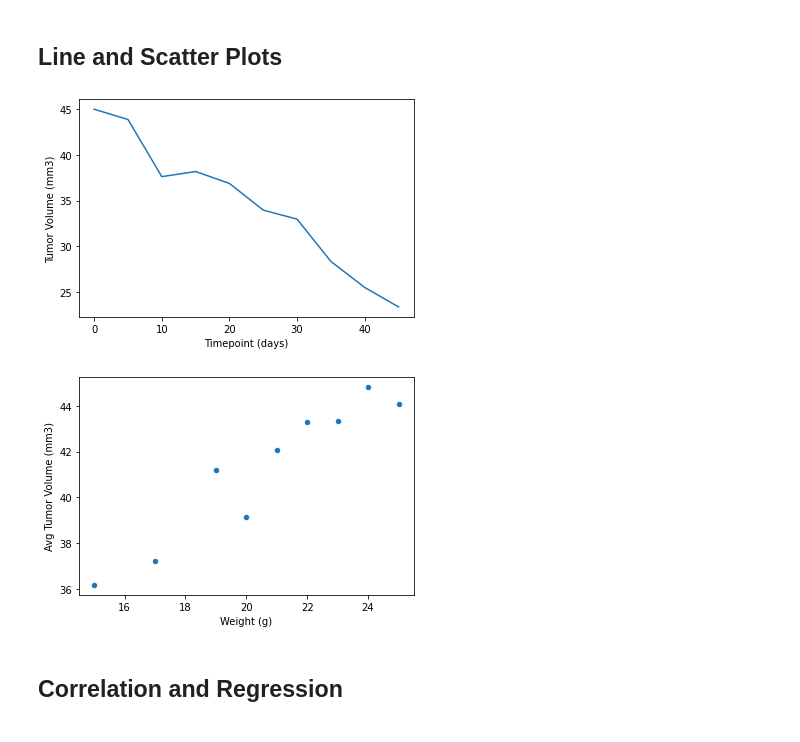
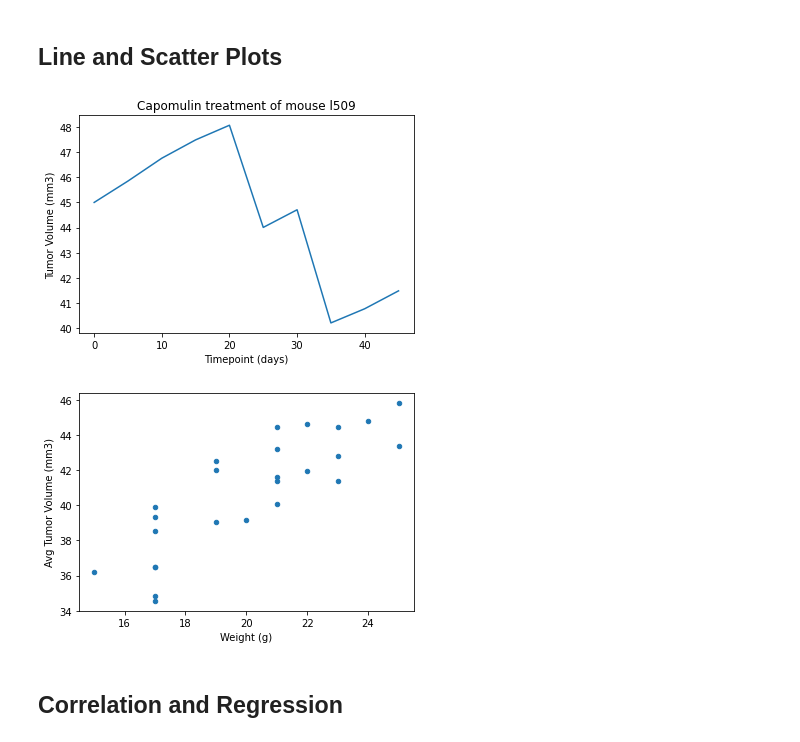
Before and after one commit to scottgall/scc-drug-performance-in-mice, a Jupyter notebook: pymaceuticals_starter.ipynb, the cells around one changed output. Cells and saved outputs as stored; diff of their text form; code cells hidden in the pictures.

```diff
--- a/pymaceuticals_starter.ipynb
+++ b/pymaceuticals_starter.ipynb
@@ -203,15 +261,18 @@ plt.show()
 # %%
 # Generate a line plot of tumor volume vs. time point for a mouse treated with Capomulin
 one_drug_df = clean_df.loc[clean_df['Drug Regimen'] == 'Capomulin']
-first_mouse = one_drug_df.loc[one_drug_df['Mouse ID'] == one_drug_df['Mouse ID'].iloc[0]]
-first_mouse.plot.line(x='Timepoint', y='Tumor Volume (mm3)', ylabel='Tumor Volume (mm3)', xlabel='Timepoint (days)', legend=None);
+one_mouse_df = one_drug_df.loc[one_drug_df['Mouse ID'] == 'l509']
+mouse_ID = one_mouse_df['Mouse ID'].iloc[0]
+first_mouse.plot.line(x='Timepoint', y='Tumor Volume (mm3)', ylabel='Tumor Volume (mm3)', xlabel='Timepoint (days)', title=f'Capomulin treatment of mouse {mouse_ID}', legend=None);
 # %% [output]
-[figure, old version]
+[figure, new version]
 # %%
 # Generate a scatter plot of average tumor volume vs. mouse weight for the Capomulin regimen
-weight_df = one_drug_df.groupby('Weight (g)').mean()['Tumor Volume (mm3)'].reset_index().rename(columns={'Tumor Volume (mm3)': 'Avg Tumor Volume (mm3)'})
-weight_df.plot.scatter(0,1);
+avg_tumor_df = one_drug_df.groupby('Mouse ID').mean()[['Tumor Volume (mm3)']].reset_index().rename(columns={'Tumor Volume (mm3)': 'Avg Tumor Volume (mm3)'})
+weight_df = one_drug_df.groupby('Mouse ID').first()['Weight (g)'].reset_index()
+weight_tumor_df = w_df.merge(weight, on='Mouse ID')
+weight_tumor_df.plot.scatter(2,1);
 # %% [output]
-[figure, old version]
+[figure, new version]
 # %% [markdown]
 ## Correlation and Regression
```
Also changed, not shown: parts of 15 cells of this notebook.
